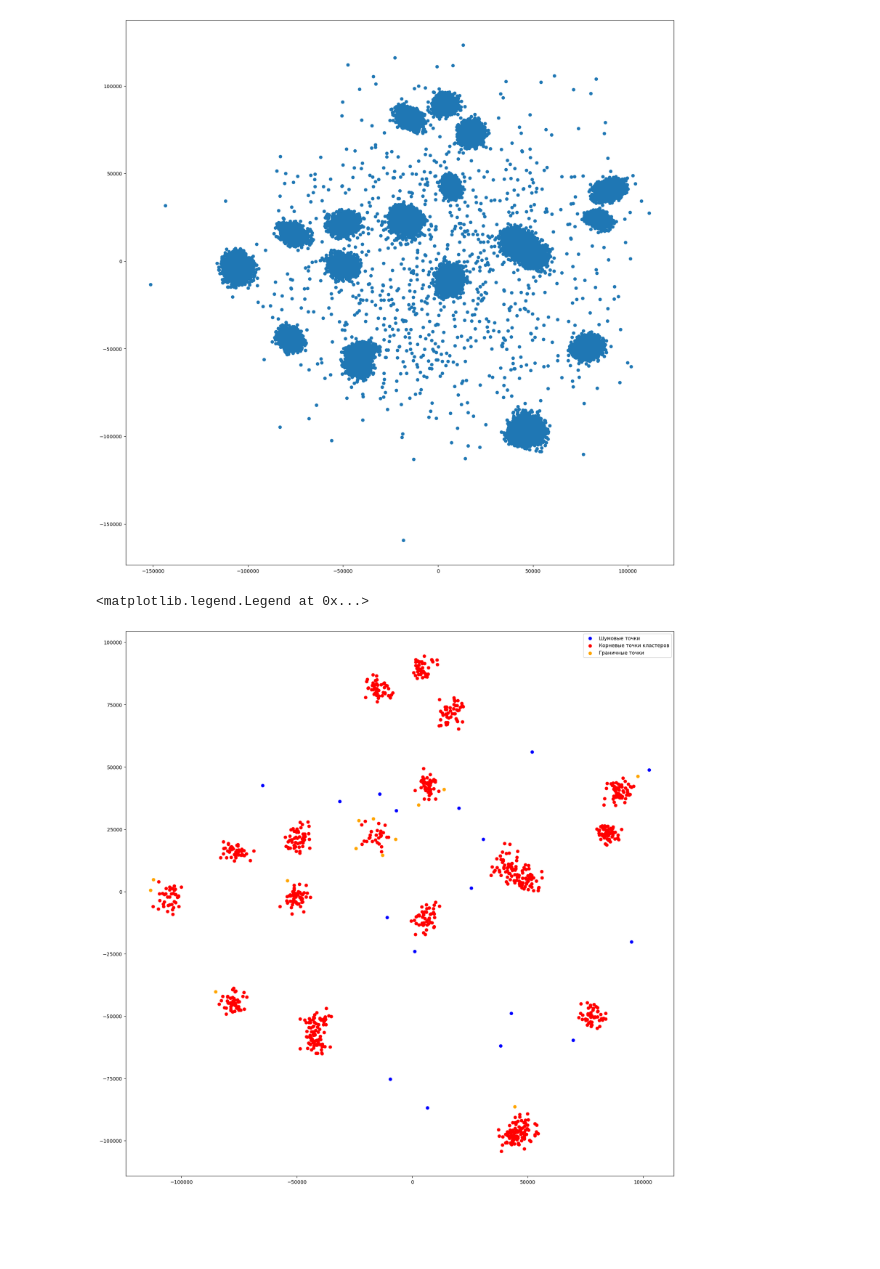
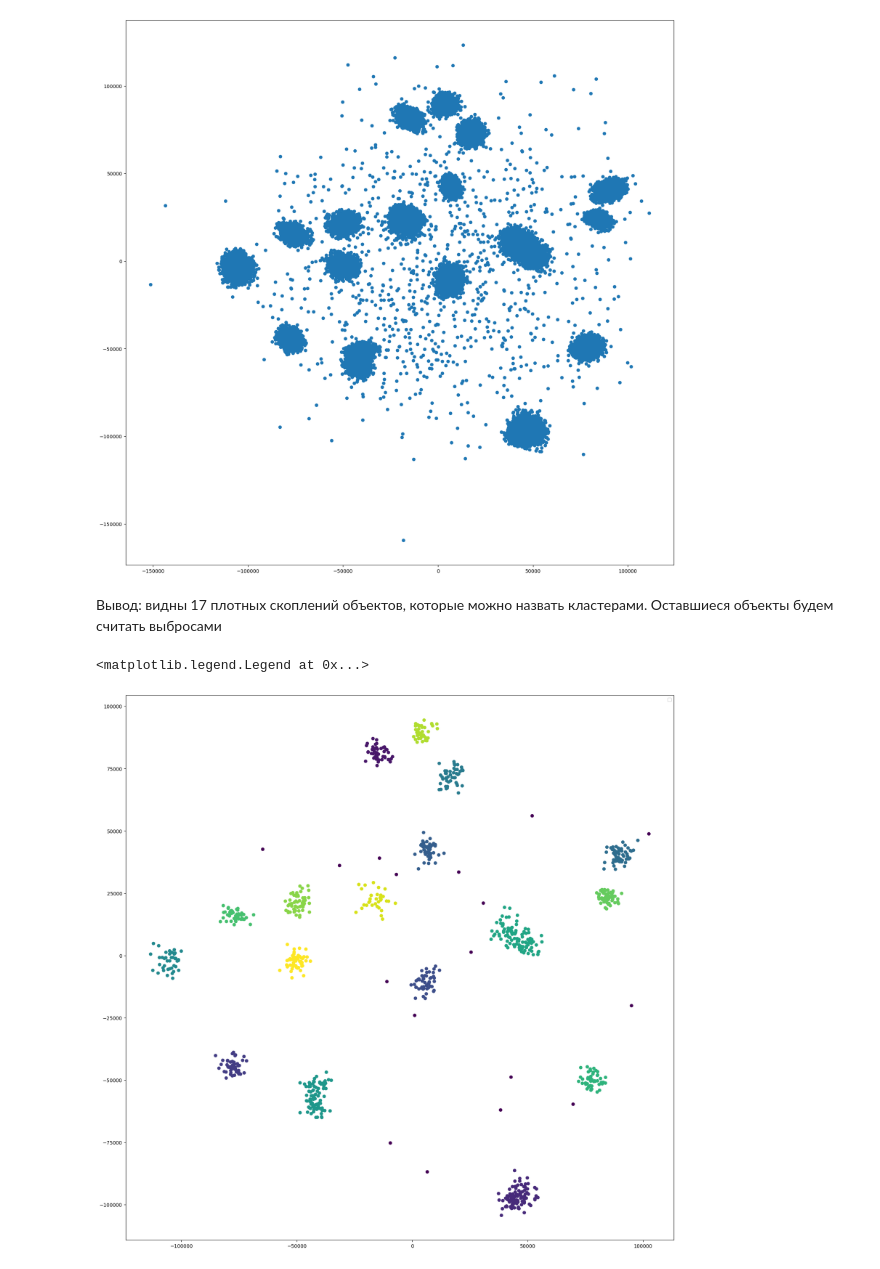
Before and after one commit to J0hnLenin/MachineLearningLabs, a Jupyter notebook: Lab09_1.ipynb, the cells around one changed output. Saved outputs shown, nothing was run; the diff lists cells and outputs as text; code cells hidden in the pictures; blank space fills up the shorter version.

```diff
--- a/Lab09_1.ipynb
+++ b/Lab09_1.ipynb
@@ -67,6 +67,8 @@ plt.scatter(d2[:, 0], d2[:, 1])
 # %% [output]
 <matplotlib.collections.PathCollection at 0x...>
 [figure]
+# %% [markdown]
+Вывод: видны 17 плотных скоплений объектов, которые можно назвать кластерами. Оставшиеся объекты будем считать выбросами
 # %%
 class DBScan:
     def __init__(self, esp, min_pts, metric):
@@ -90,15 +92,46 @@ class DBScan:
         border = [(not root[i]) and (True in [root[j] and (self.distance[i, j] < self.esp) for j in range(n)]) for i in range(n)]
         # определение выбросов
         noise = [not (root[i] or border[i]) for i in range(n)]
-        return root, border, noise
+        #return root, border, noise
+
+        # Создаем метки классов
+        labels = -1 * np.ones(n, dtype=int)  # Изначально все метки -1 (шум)
+        cluster_id = 0
+
+        # Присваиваем метки классам
+        for i in range(n):
+            if root[i] and labels[i] == -1:  # Если это корневая точка и она еще не имеет метки
+                labels[i] = cluster_id  # Присваиваем метку кластеру
+                self._expand_cluster(i, labels, cluster_id)  # Расширяем кластер
+                cluster_id += 1  # Увеличиваем идентификатор кластера для следующего кластера
+
+        return labels
+
+    def _expand_cluster(self, point_idx, labels, cluster_id):
+        # Получаем индексы соседей для текущей точки
+        neighbors = [j for j in range(len(labels)) if self.distance[point_idx, j] < self.esp]
+
+        # Присваиваем метки всем соседям
+        for neighbor_idx in neighbors:
+            if labels[neighbor_idx] == -1:  # Если сосед еще не помечен
+                labels[neighbor_idx] = cluster_id  # Присваиваем метку текущему кластеру
+                self._expand_cluster(neighbor_idx, labels, cluster_id)  # Рекурсивно расширяем кластер
 # %%
+# model = DBScan(esp=5000, min_pts=5, metric=lambda x1, x2: sum((x1-x2)**2)**0.5)
+# root, border, noise = model.fit_predict(d2[:1000])
+# plt.figure(figsize=(20,20))
+# plt.scatter(d2[:1000, 0][noise], d2[:1000, 1][noise], color="blue", label="Шумовые точки")
+# plt.scatter(d2[:1000, 0][root], d2[:1000, 1][root], color="red", label="Корневые точки кластеров")
+# plt.scatter(d2[:1000, 0][border], d2[:1000, 1][border], color="orange", label="Граничные точки")
+# plt.legend()
+
 model = DBScan(esp=5000, min_pts=5, metric=lambda x1, x2: sum((x1-x2)**2)**0.5)
-root, border, noise = model.fit_predict(d2[:1000])
+labels = model.fit_predict(d2[:1000])
+
+#names = ["Выброс" if i == -1 else f"Кластер {i}" for i in labels]
 plt.figure(figsize=(20,20))
-plt.scatter(d2[:1000, 0][noise], d2[:1000, 1][noise], color="blue", label="Шумовые точки")
-plt.scatter(d2[:1000, 0][root], d2[:1000, 1][root], color="red", label="Корневые точки кластеров")
-plt.scatter(d2[:1000, 0][border], d2[:1000, 1][border], color="orange", label="Граничные точки")
+plt.scatter(d2[:1000, 0], d2[:1000, 1], c=labels)
 plt.legend()
 # %% [output]
 <matplotlib.legend.Legend at 0x...>
-[figure, old version]
+[figure, new version]
```
